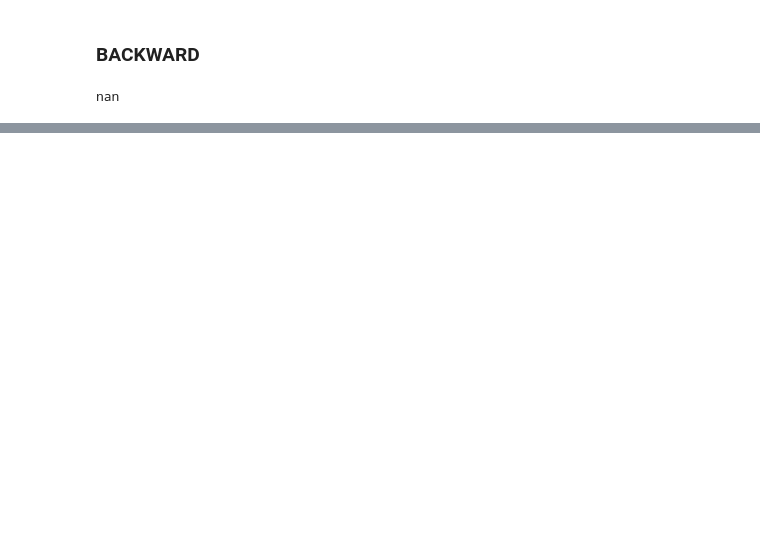
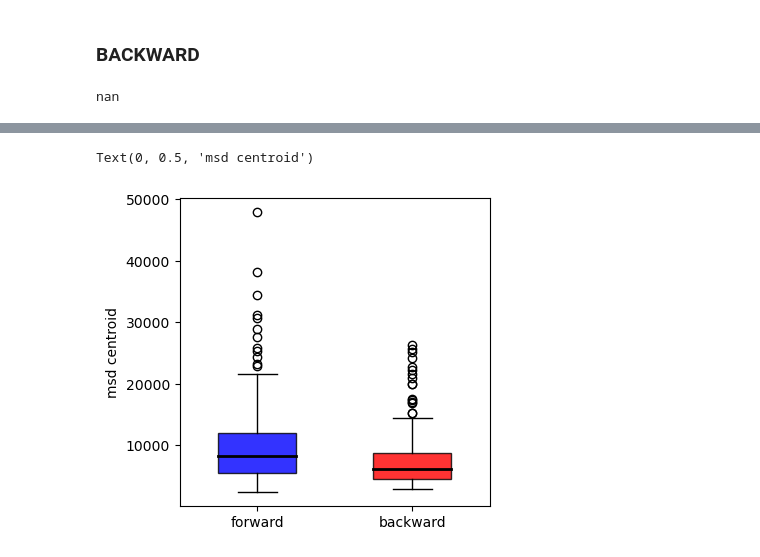
Before and after one commit to bentemoe/backtrack_opendrift, a Jupyter notebook: pick_random_fwd_as_truth_oceandrift_48h/agulhas_fwd_pick.ipynb, the cells around one changed output, grey strips where cells are left out. Cells and saved outputs as stored; diff of their text form; code cells hidden in the pictures; blank space fills up the shorter version.

```diff
--- a/pick_random_fwd_as_truth_oceandrift_48h/agulhas_fwd_pick.ipynb
+++ b/pick_random_fwd_as_truth_oceandrift_48h/agulhas_fwd_pick.ipynb
@@ -348,3 +350,15 @@ plt.ylim([-1e7,1e8])
+# %%
+msd_back_nan = np.array(msd_hits_back)[~np.isnan(np.array(msd_hits_back))]
+msd_forward_nan = np.array(msd_hits)[~np.isnan(np.array(msd_hits))]
+
+plt.figure(figsize=(4,4))
+plt.boxplot(msd_back_nan, positions=[2], patch_artist=True, boxprops=dict(facecolor='red', alpha=0.8), medianprops=dict(color='black', linewidth=2), widths = 0.5)
+plt.boxplot(msd_forward_nan, positions=[1], patch_artist=True, boxprops=dict(facecolor='blue', alpha=0.8), medianprops=dict(color='black', linewidth=2), widths = 0.5)
+plt.xticks([1,2],['forward', 'backward'])
+plt.ylabel('msd centroid')
+# %% [output]
+Text(0, 0.5, 'msd centroid')
+[figure, added]
 # %%
 plt.figure(figsize=(16,4))
 plt.scatter(range(len(sepdis_fwd_new)),sepdis_fwd_new, color='blue')
```
Also changed, not shown: parts of 12 cells of this notebook, 12 other files.
